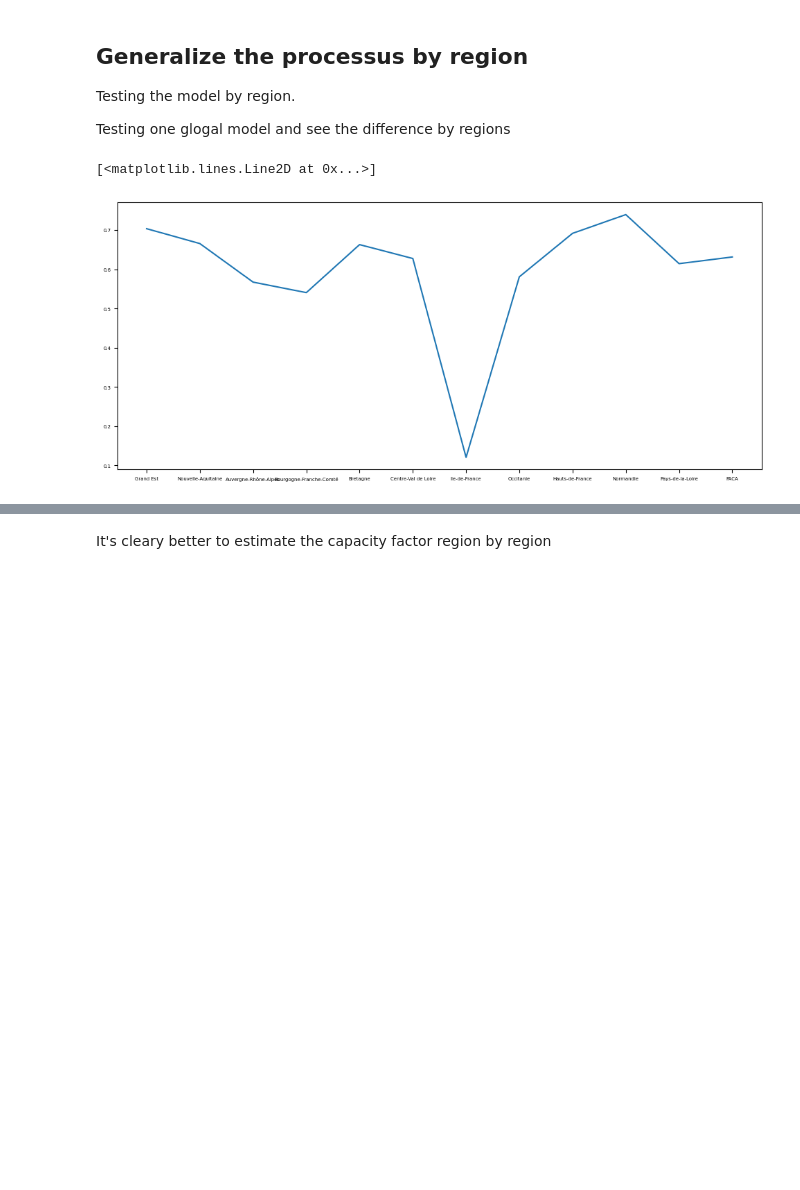
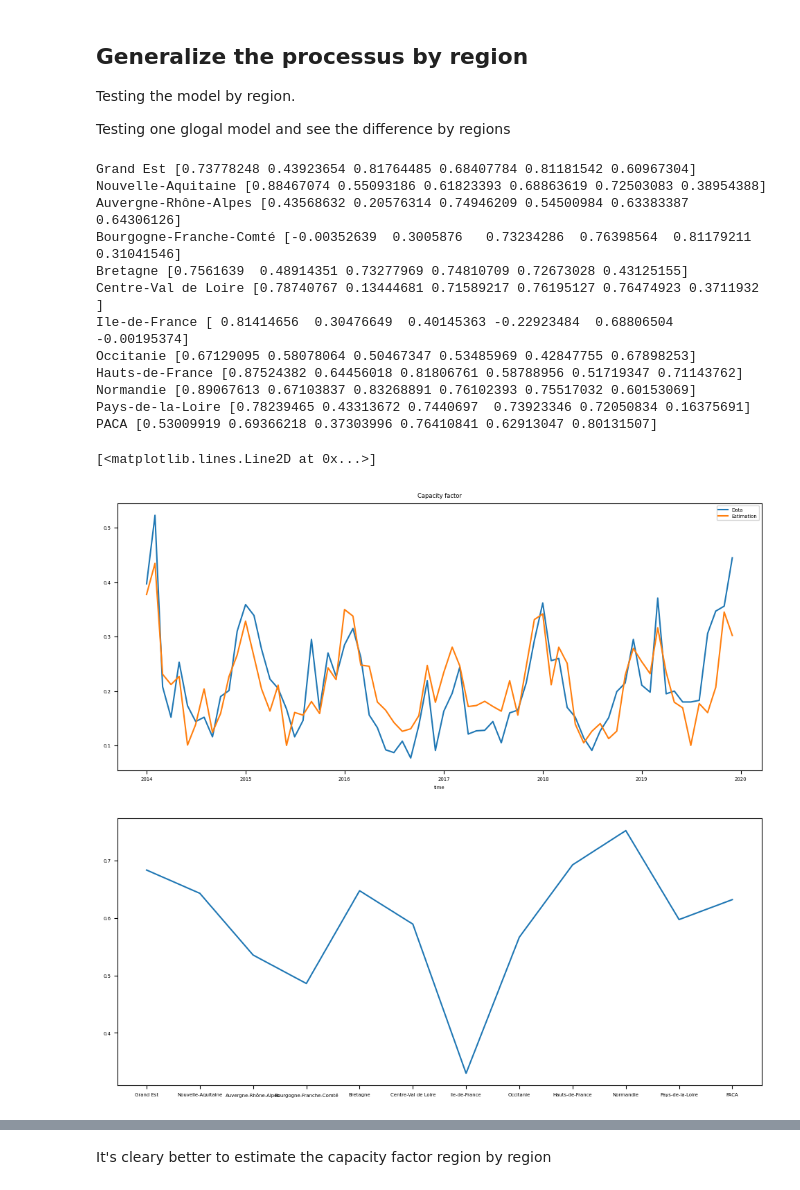
Before and after one commit to Amaury-lbn/Machine_learning_for_cliamte, a Jupyter notebook: project_vre.ipynb, the cells around one changed output, grey strips where cells are left out. Drawn from its saved outputs; the diff is of its cells as text; code cells hidden in the pictures; blank space fills up the shorter version.

```diff
--- a/project_vre.ipynb
+++ b/project_vre.ipynb
@@ -220,12 +220,16 @@ X_scaled = scaler.fit_transform(X_train)
 reg = LinearRegression()
 reg.fit(X_scaled, y_train)
 
-print("R2 :", reg.score(X_scaled, y_train))
+
 #print("Intercept :", reg.intercept_)
 #print("Coefficients :", reg.coef_)
 
 y_pred = reg.predict(X_scaled)
 
+cv_scores = cross_val_score(reg, X_scaled, y_train, cv=6, scoring='r2')
+mean_score = cv_scores.mean()
+
+print("R2 cross validation:", mean_score)
 
 plt.figure(figsize=(12,5))
 plt.plot(df_grand_est.index,y_train,label='Data')
@@ -614,36 +618,60 @@ for region_name in region_names :
     df_region = df_region.resample('MS').mean().loc['2014-01-01':'2019-12-31']
 
     if region_name == 'Ile-de-France' :
         df_region["capacityfactor_wind_onshore"] = df_energy_wind['Île-de-France'].loc['2014-01-01':'2019-12-31']
     elif region_name == 'Pays-de-la-Loire' :
         df_region["capacityfactor_wind_onshore"] = df_energy_wind['Pays de la Loire'].loc['2014-01-01':'2019-12-31']
     elif region_name == 'PACA' :
         df_region["capacityfactor_wind_onshore"] = df_energy_wind['Provence-Alpes-Côte d\'Azur'].loc['2014-01-01':'2019-12-31']
     else:
         df_region["capacityfactor_wind_onshore"] = df_energy_wind[region_name].loc['2014-01-01':'2019-12-31']
 
     df_global = pd.concat([df_global, df_region], axis=0)
 
     X_train = df_region[['zonal_wind','upper_zonal_wind','meridional_wind','upper_meridional_wind','height_500']].values
     y_train = df_region['capacityfactor_wind_onshore'].values
 
     scaler = StandardScaler()
     X_scaled = scaler.fit_transform(X_train)
 
     # Régression
     reg = LinearRegression()
     reg.fit(X_scaled, y_train)
 
-    cv_scores = cross_val_score(reg, X_scaled, y_train, cv=5, scoring='r2')
+    y_pred = reg.predict(X_scaled)
+
+    cv_scores = cross_val_score(reg, X_scaled, y_train, cv=6, scoring='r2')
+    print(region_name, cv_scores)
     mean_score = cv_scores.mean()
     r2_region.append(mean_score)
+
+    if region_name == 'Ile-de-France' :
+        plt.figure(figsize=(12,5))
+        plt.plot(df_region.index,y_train,label='Data')
+        plt.plot(df_region.index,y_pred,label='Estimation')
+        plt.legend()
+        plt.xlabel('time')
+        plt.title('Capacity factor')
 
 plt.figure(figsize=(12,5))
 plt.rcParams['font.size'] = 5
 plt.plot(region_names,r2_region)
 # %% [output]
-[<matplotlib.lines.Line2D at 0x...>]
+Grand Est [0.73778248 0.43923654 0.81764485 0.68407784 0.81181542 0.60967304]
+Nouvelle-Aquitaine [0.88467074 0.55093186 0.61823393 0.68863619 0.72503083 0.38954388]
+Auvergne-Rhône-Alpes [0.43568632 0.20576314 0.74946209 0.54500984 0.63383387 0.64306126]
+Bourgogne-Franche-Comté [-0.00352639  0.3005876   0.73234286  0.76398564  0.81179211  0.31041546]
+Bretagne [0.7561639  0.48914351 0.73277969 0.74810709 0.72673028 0.43125155]
+Centre-Val de Loire [0.78740767 0.13444681 0.71589217 0.76195127 0.76474923 0.3711932 ]
+Ile-de-France [ 0.81414656  0.30476649  0.40145363 -0.22923484  0.68806504 -0.00195374]
+Occitanie [0.67129095 0.58078064 0.50467347 0.53485969 0.42847755 0.67898253]
+Hauts-de-France [0.87524382 0.64456018 0.81806761 0.58788956 0.51719347 0.71143762]
+Normandie [0.89067613 0.67103837 0.83268891 0.76102393 0.75517032 0.60153069]
+Pays-de-la-Loire [0.78239465 0.43313672 0.7440697  0.73923346 0.72050834 0.16375691]
+PACA [0.53009919 0.69366218 0.37303996 0.76410841 0.62913047 0.80131507]
+[<matplotlib.lines.Line2D at 0x...>]
-[figure, old version]
+[figure, new version]
+[figure, added]
 # %%
 from sklearn.preprocessing import StandardScaler
 from sklearn.linear_model import LinearRegression
```
Also changed, not shown: parts of 2 cells of this notebook.
